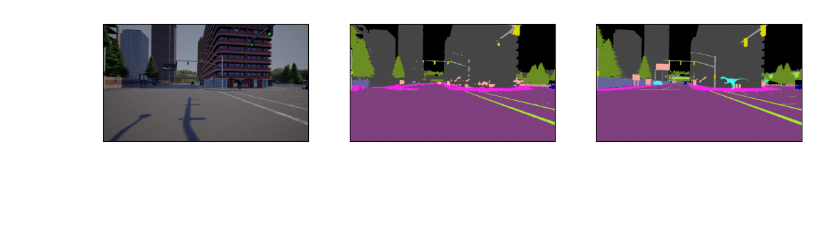
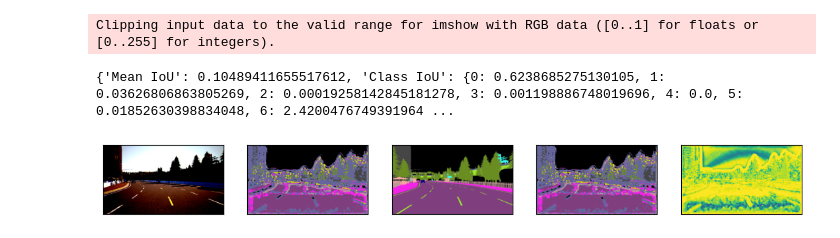
Before and after one commit to TechRufy/ML4CV_Project, a Jupyter notebook: main.ipynb, the cells around one changed output. Cells and saved outputs as stored; diff of their text form; code cells hidden in the pictures; blank space fills up the shorter version.

```diff
--- a/main.ipynb
+++ b/main.ipynb
@@ -642,0 +977,6 @@ torch.cuda.memory._record_memory_history()
+# %%
+OSS = OpenSetSegmentation(Net, CD_loss(device,num_classes,1,1,1,1),SD_loss(device,inverse_class_weights.to(device),num_classes,1,1),device,[])
+
+OSS.LoadDataset()
+# %%
+OSS.loadModel("/kaggle/input/dualdecoder/pytorch/default/4/50OSS_weights_best.pth")
@@ -643,20 +1002,23 @@ torch.cuda.memory._record_memory_history()
 # %%
-feature_extractor.eval()
-with torch.no_grad():
-    for batch in test_dl:
+for batch in OSS.test_dl:
 
-        imgs = batch['image'].to(device)
-        labels = batch['labels'].to(device)
+    imgs = batch['image']
+    labels = batch['labels']
 
-        logits = feature_extractor(imgs)
-        probability_vector = get_probability(logits,Prototype,device)
-
-        fig, axs = plt.subplots(1, 3, figsize=(13, 13))
-        idx = 3
-        visualize_scene(imgs.cpu()[5], axs[0])
-        visualize_annotation(torch.argmax(probability_vector,axis=3).cpu().detach().numpy()[5], axs[1])
-        visualize_annotation(labels.cpu().detach().numpy()[5],axs[2])
-
-        break
+    segmentation_map, score_map = OSS.inference(batch)
+    final_map, anomaly = OSS.anomaly_map(batch,score_map,segmentation_map,0.6)
+    fig, axs = plt.subplots(1, 5, figsize=(13, 13))
+    idx = 7
+    visualize_scene(imgs[idx], axs[0])
+    visualize_annotation(segmentation_map[idx].cpu().numpy(), axs[1])
+    visualize_annotation(labels[idx].cpu().numpy(),axs[2])
+    visualize_annotation(final_map[idx].cpu().numpy(), axs[3])
+    visualize_scene(anomaly[idx].cpu().numpy(), axs[4])
+    metric = MeanIoU()
+    metric.update(labels,segmentation_map,segmentated = True)
+    print(metric.get_results())
+    break
 # %% [output]
+Clipping input data to the valid range for imshow with RGB data ([0..1] for floats or [0..255] for integers).
+{'Mean IoU': 0.10489411655517612, 'Class IoU': {0: 0.6238685275130105, 1: 0.03626806863805269, 2: 0.00019258142845181278, 3: 0.001198886748019696, 4: 0.0, 5: 0.01852630398834048, 6: 2.4200476749391964 ...
-[figure, old version]
+[figure, new version]
```
Also changed, not shown: parts of 35 cells of this notebook, 21 other files.
